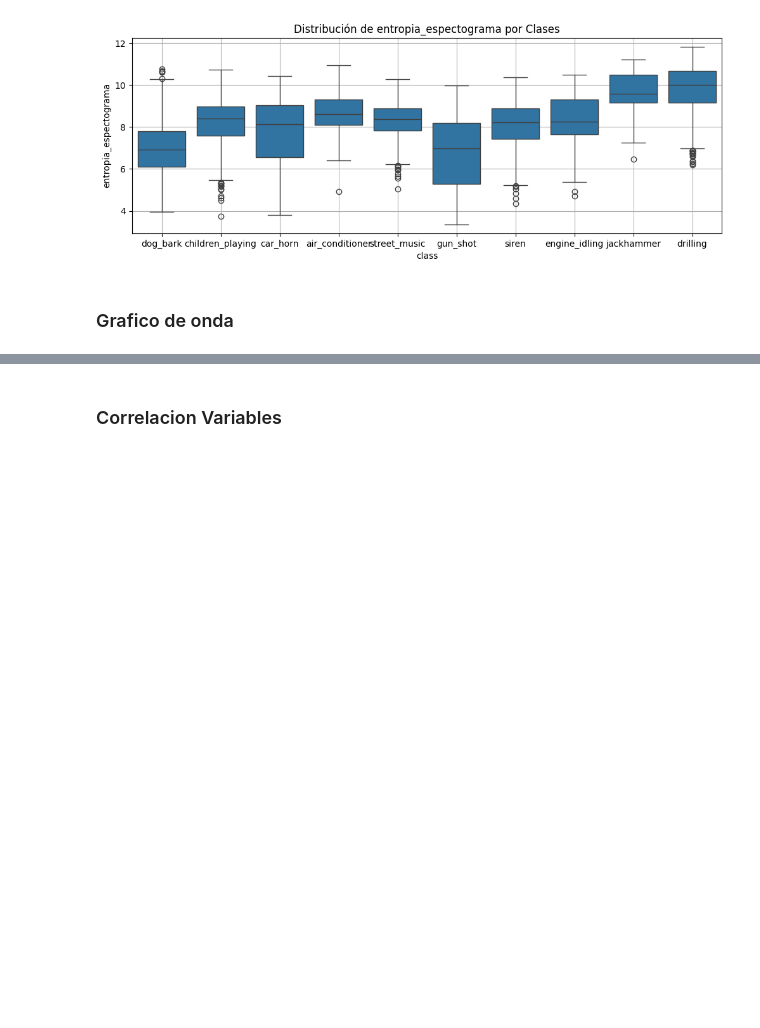
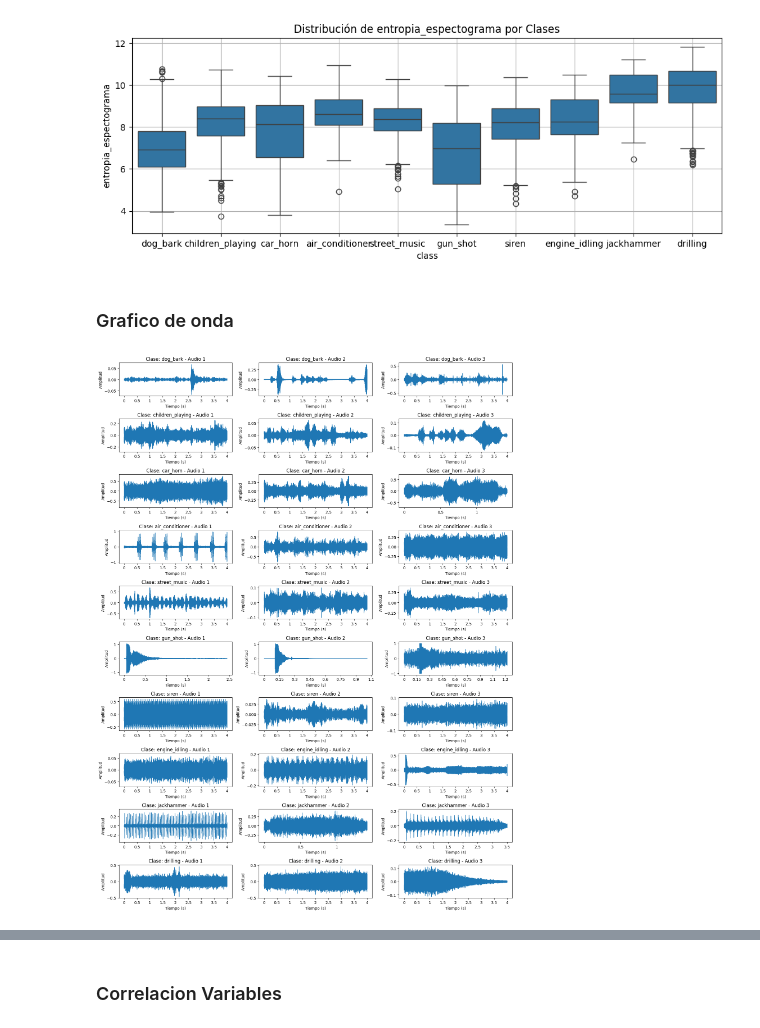
Before and after one commit to colbert6/tfm-clasificador-fuentes-sonoras-ciudad, a Jupyter notebook: notebooks/comprension_datos/CD03-Exploracion.ipynb, the cells around one changed output, grey strips where cells are left out. Saved outputs shown, nothing was run; the diff lists cells and outputs as text; code cells hidden in the pictures; blank space fills up the shorter version.

```diff
--- a/notebooks/comprension_datos/CD03-Exploracion.ipynb
+++ b/notebooks/comprension_datos/CD03-Exploracion.ipynb
@@ -266,6 +266,49 @@ plt.show()
 [figure]
 # %% [markdown]
 ### Grafico de onda
+# %%
+import librosa
+import librosa.display
+import matplotlib.pyplot as plt
+import pandas as pd
+
+# Suponiendo que ya tienes un DataFrame llamado `metadata_urbansound8k_df`
+# con las columnas 'class' y 'file_path', donde 'file_path' es la ruta del archivo de audio
+
+# Obtener las clases únicas
+clases_unicas = dataset_urbansound8k_df['class'].unique()
+
+# Establecer el número de muestras por clase
+num_muestras_por_clase = 3
+
+# Crear una figura y ejes para subplots
+fig, axes = plt.subplots(nrows=len(clases_unicas), ncols=num_muestras_por_clase, figsize=(15, 20))
+fig.tight_layout(pad=3.0)
+
+# Recorrer cada clase
+for i, clase in enumerate(clases_unicas):
+    # Filtrar el DataFrame para obtener los archivos de la clase actual
+    archivos_clase = dataset_urbansound8k_df[dataset_urbansound8k_df['class'] == clase]['path']
+
+    # Seleccionar los primeros `num_muestras_por_clase` archivos
+    archivos_seleccionados = archivos_clase.sample(n=num_muestras_por_clase, random_state=2)
+
+    # Graficar las formas de onda
+    for j, archivo in enumerate(archivos_seleccionados):
+        signal, sr = librosa.load(archivo, sr=44100, mono=True)  # Cargar el archivo de audio
+
+        # Graficar en la subfigura correspondiente
+        ax = axes[i, j]
+        librosa.display.waveshow(signal, sr=sr, ax=ax)
+        ax.set_title(f'Clase: {clase} - Audio {j+1}')
+        ax.set_xlabel('Tiempo (s)')
+        ax.set_ylabel('Amplitud')
+
+# Ajustar el layout para evitar superposición de títulos
+plt.tight_layout()
+plt.show()
+# %% [output]
+[figure, added]
 # %%
 import librosa
 import librosa.display
```
Also changed, not shown: parts of 1 cell of this notebook, 16 other files.
